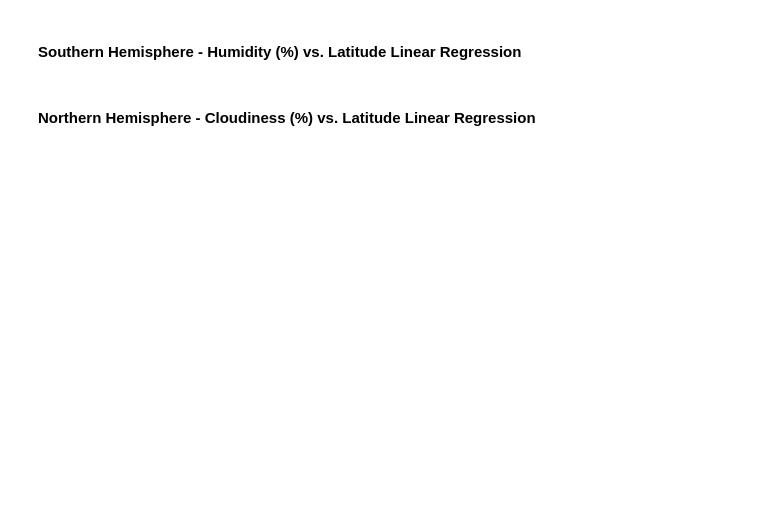
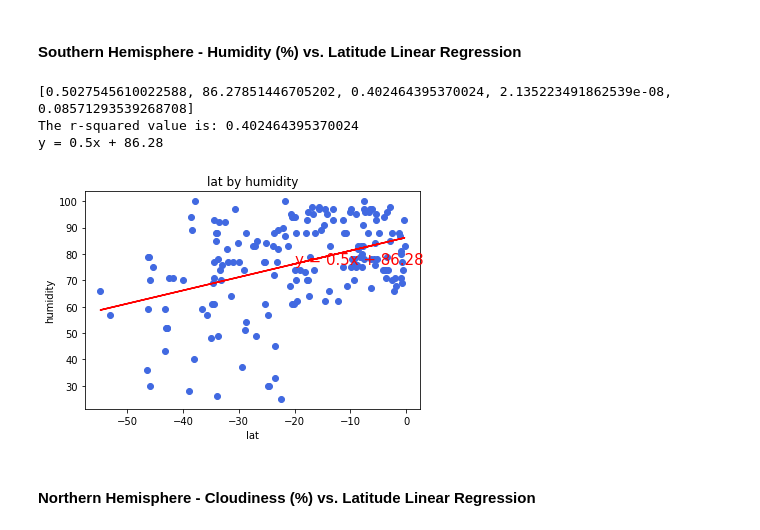
Before and after one commit to nathandieck/global_weather, a Jupyter notebook: WeatherPy/WeatherPy.ipynb, the cells around one changed output. Drawn from its saved outputs; the diff is of its cells as text; code cells hidden in the pictures; blank space fills up the shorter version.

```diff
--- a/WeatherPy/WeatherPy.ipynb
+++ b/WeatherPy/WeatherPy.ipynb
@@ -305,4 +316,11 @@ AttributeError: 'float' object has no attribute 'shape'
 # %% [markdown]
 ####  Southern Hemisphere - Humidity (%) vs. Latitude Linear Regression
+# %%
+regress(s_hemi_df['lat'], s_hemi_df['humidity'])
+# %% [output]
+[0.5027545610022588, 86.27851446705202, 0.402464395370024, 2.135223491862539e-08, 0.08571293539268708]
+The r-squared value is: 0.402464395370024
+y = 0.5x + 86.28
+[figure, added]
 # %% [markdown]
 ####  Northern Hemisphere - Cloudiness (%) vs. Latitude Linear Regression
```
Also changed, not shown: parts of 18 cells of this notebook, 1 other file.
